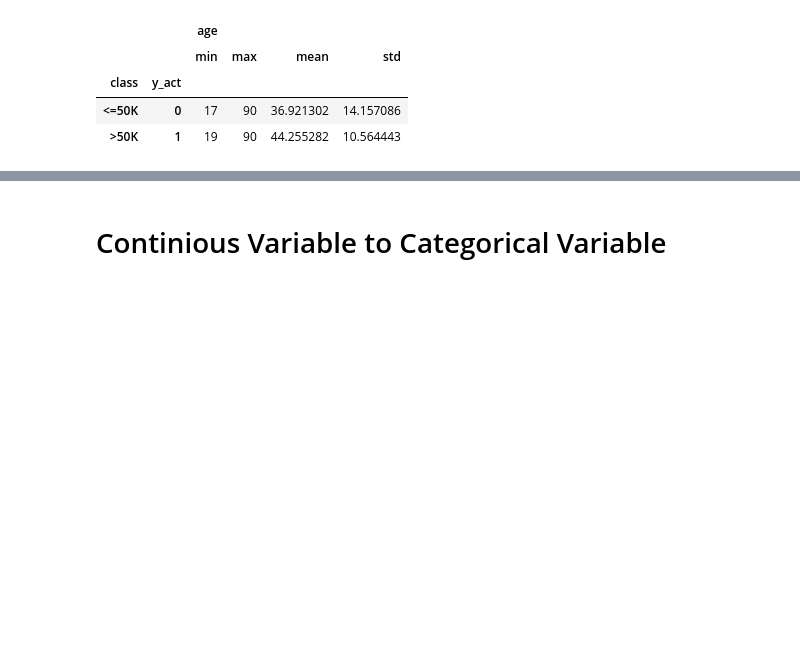
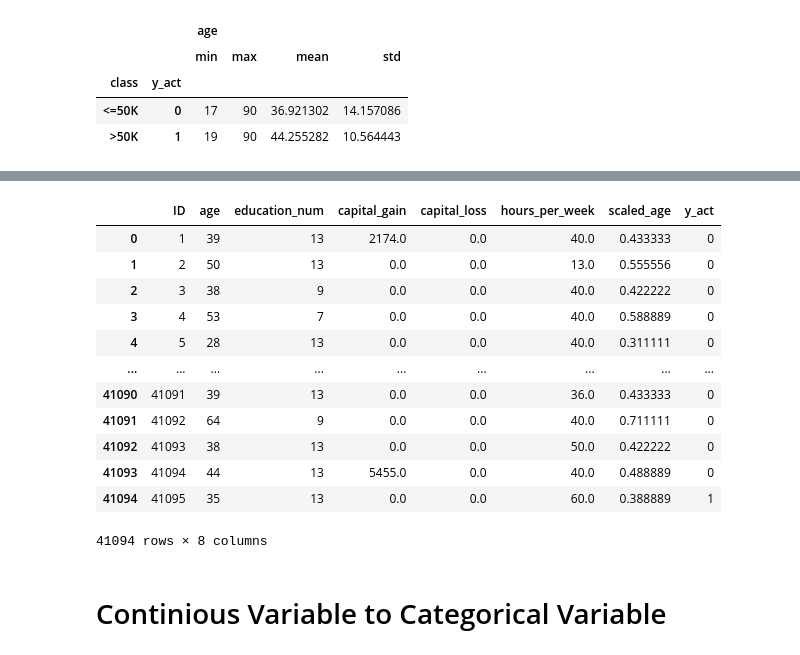
Before and after one commit to SumuduTennakoon/MachineLearningFoundations, a Jupyter notebook: LectureNotebooks/6_ExploratoryDataAnalysis.ipynb, the cells around one changed output, grey strips where cells are left out. Saved outputs shown, nothing was run; the diff lists cells and outputs as text; code cells hidden in the pictures; blank space fills up the shorter version.

```diff
--- a/LectureNotebooks/6_ExploratoryDataAnalysis.ipynb
+++ b/LectureNotebooks/6_ExploratoryDataAnalysis.ipynb
@@ -728,3 +746,19 @@ data.groupby(by=['class', 'y_act']).agg({'age': ['min', 'max', 'mean', 'std']})
+# %%
+data.select_dtypes(exclude=['object'])
+# %% [output]
+|  | ID | age | education_num | capital_gain | capital_loss | hours_per_week | scaled_age | y_act |
+| 0 | 1 | 39 | 13 | 2174.0 | 0.0 | 40.0 | 0.433333 | 0 |
+| 1 | 2 | 50 | 13 | 0.0 | 0.0 | 13.0 | 0.555556 | 0 |
+| 2 | 3 | 38 | 9 | 0.0 | 0.0 | 40.0 | 0.422222 | 0 |
+| 3 | 4 | 53 | 7 | 0.0 | 0.0 | 40.0 | 0.588889 | 0 |
+| 4 | 5 | 28 | 13 | 0.0 | 0.0 | 40.0 | 0.311111 | 0 |
+| ... | ... | ... | ... | ... | ... | ... | ... | ... |
+| 41090 | 41091 | 39 | 13 | 0.0 | 0.0 | 36.0 | 0.433333 | 0 |
+| 41091 | 41092 | 64 | 9 | 0.0 | 0.0 | 40.0 | 0.711111 | 0 |
+| 41092 | 41093 | 38 | 13 | 0.0 | 0.0 | 50.0 | 0.422222 | 0 |
+| 41093 | 41094 | 44 | 13 | 5455.0 | 0.0 | 40.0 | 0.488889 | 0 |
+| 41094 | 41095 | 35 | 13 | 0.0 | 0.0 | 60.0 | 0.388889 | 1 |
+41094 rows × 8 columns
 # %% [markdown]
 # Continious Variable to Categorical Variable
 # %%
```
Also changed, not shown: parts of 37 cells of this notebook.
